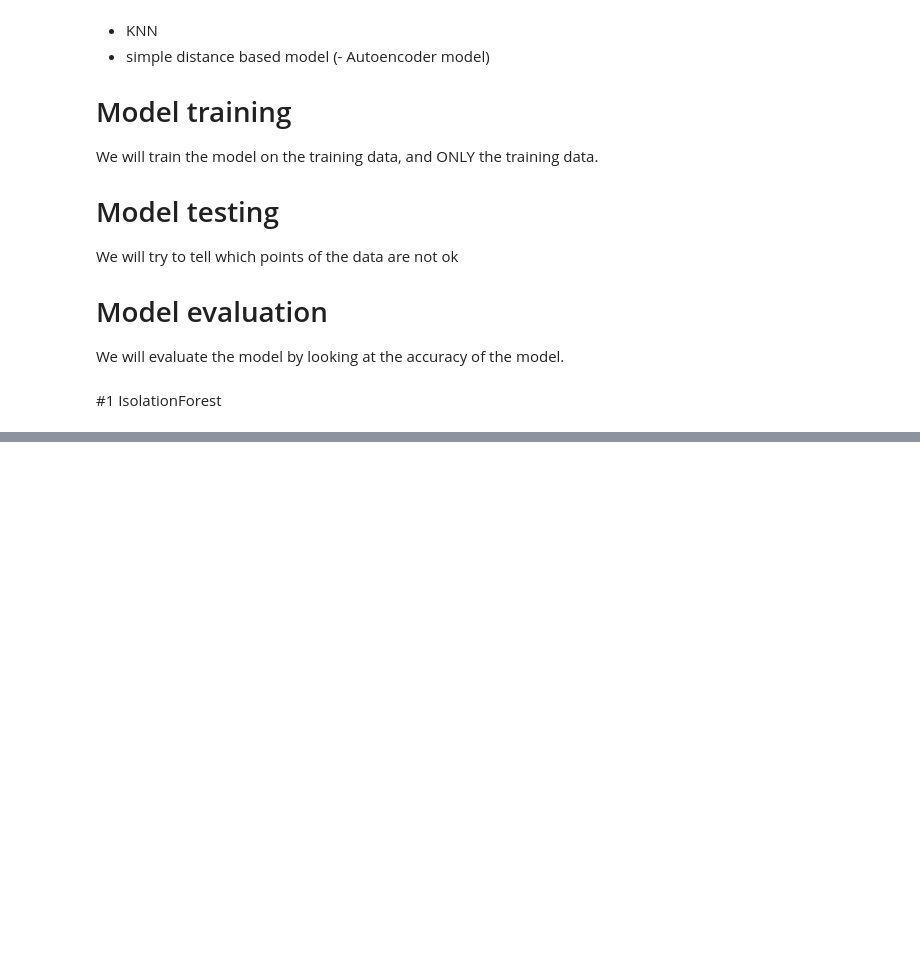
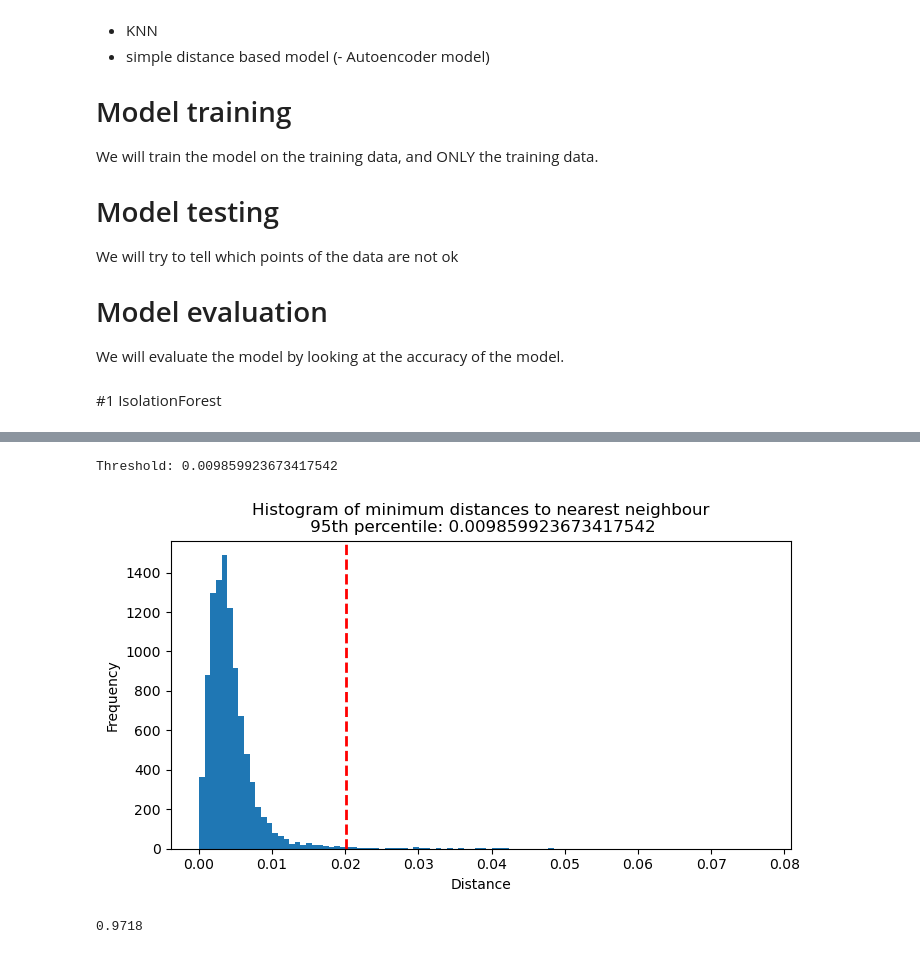
Before and after one commit to superhero2000/IAV-Aufgabe, a Jupyter notebook: test_task-1/task.ipynb, the cells around one changed output, grey strips where cells are left out. Saved outputs shown, nothing was run; the diff lists cells and outputs as text; code cells hidden in the pictures; blank space fills up the shorter version.

```diff
--- a/test_task-1/task.ipynb
+++ b/test_task-1/task.ipynb
@@ -67,0 +115,45 @@ We will evaluate the model by looking at the accuracy of the model.
+# %%
+min_dist_list = []
+for i, point in enumerate(X_train):
+    # Exclude the point itself using np.delete
+    other_points = np.delete(X_train, i, axis=0)
+    # Compute Euclidean distances from point to every other point
+    distances = np.linalg.norm(other_points - point, axis=1)
+    min_dist = np.min(distances)
+    min_dist_list.append(min_dist)
+
+threshold = np.percentile(min_dist_list, 95)
+print("Threshold:", threshold)
+# %% [output]
+Threshold: 0.009859923673417542
+# %%
+plt.figure(figsize=(8, 4))
+plt.hist(min_dist_list, bins=100)
+plt.title("Histogram of minimum distances to nearest neighbour\n 95th percentile: " + str(threshold))
+plt.xlabel("Distance")
+plt.ylabel("Frequency")
+
+# Calculate the 95th percentile
+quantile_95 = np.percentile(min_dist_list, 99)
+
+
+# Draw a vertical line at the 95th percentile
+plt.axvline(quantile_95, color='red', linestyle='--', linewidth=2,
+            label=f'95th Percentile: {quantile_95:.2f}')
+
+
+plt.show()
+# %% [output]
+[figure, added]
+# %%
+labels = []
+for point in X_test:
+    min_dist = np.min(np.linalg.norm(X_train - point, axis=1))
+    if min_dist <= threshold:
+        labels.append(1)
+    else:
+        labels.append(-1)
+
+accuracy_score(test_ground_truth, labels)
+# %% [output]
+0.9718
```
Also changed, not shown: parts of 13 cells of this notebook.
